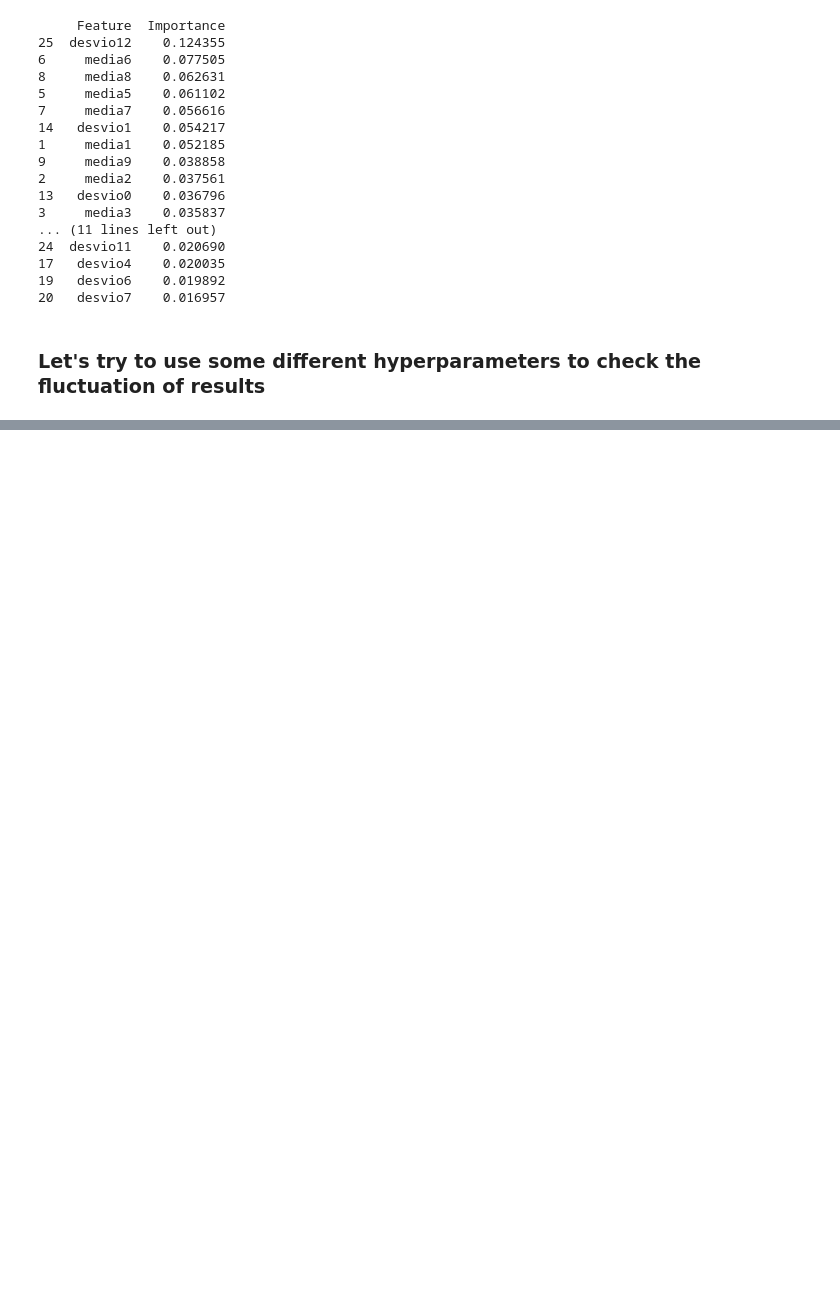
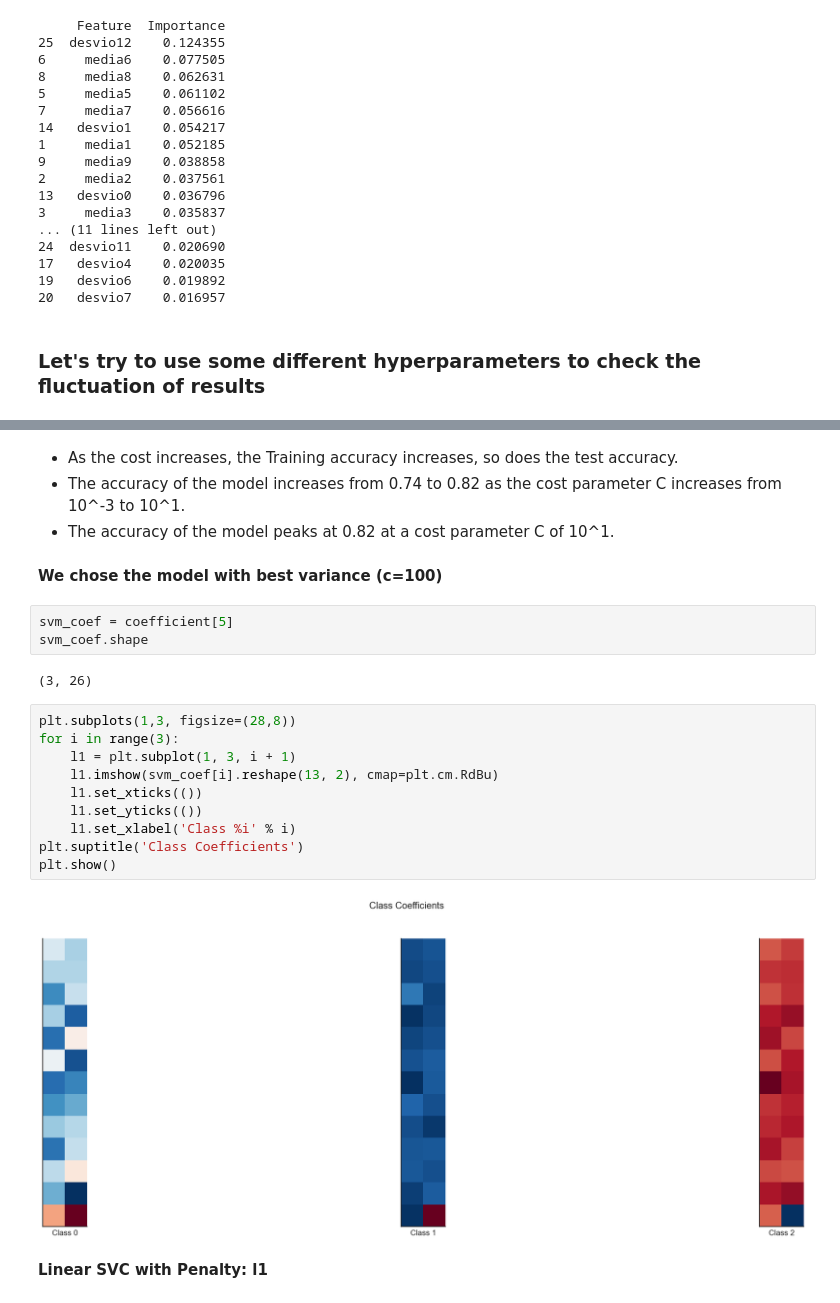
Before and after one commit to osvaldodmvs/APRAU_Project, a Jupyter notebook: main_notebook.ipynb, the cells around one changed output, grey strips where cells are left out. Cells and saved outputs as stored; diff of their text form; blank space fills up the shorter version.

```diff
--- a/main_notebook.ipynb
+++ b/main_notebook.ipynb
@@ -1270,0 +1501,25 @@ desvio7: 0.016721128727140083
+# %% [markdown]
+- As the cost increases, the Training accuracy increases, so does the test accuracy.
+- The accuracy of the model increases from 0.74 to 0.82 as the cost parameter C increases from 10^-3 to 10^1.
+- The accuracy of the model peaks at 0.82 at a cost parameter C of 10^1.
+# %% [markdown]
+**We chose the model with best variance (c=100)**
+# %%
+svm_coef = coefficient[5]
+svm_coef.shape
+# %% [output]
+(3, 26)
+# %%
+plt.subplots(1,3, figsize=(28,8))
+for i in range(3):
+    l1 = plt.subplot(1, 3, i + 1)
+    l1.imshow(svm_coef[i].reshape(13, 2), cmap=plt.cm.RdBu)
+    l1.set_xticks(())
+    l1.set_yticks(())
+    l1.set_xlabel('Class %i' % i)
+plt.suptitle('Class Coefficients')
+plt.show()
+# %% [output]
+[figure, added]
+# %% [markdown]
+**Linear SVC with Penalty: l1**
```
Also changed, not shown: parts of 101 cells of this notebook.
